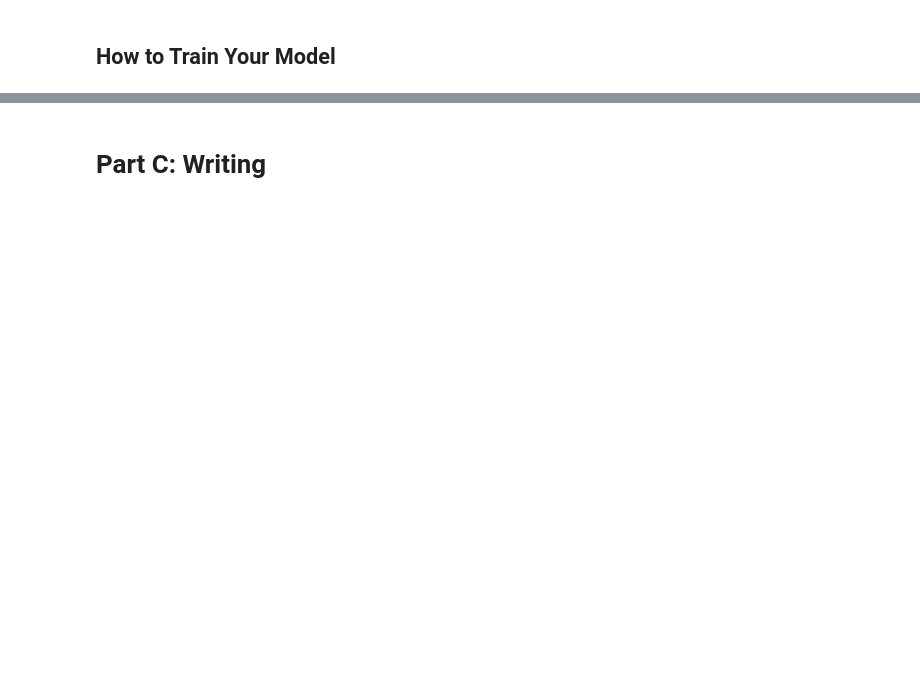
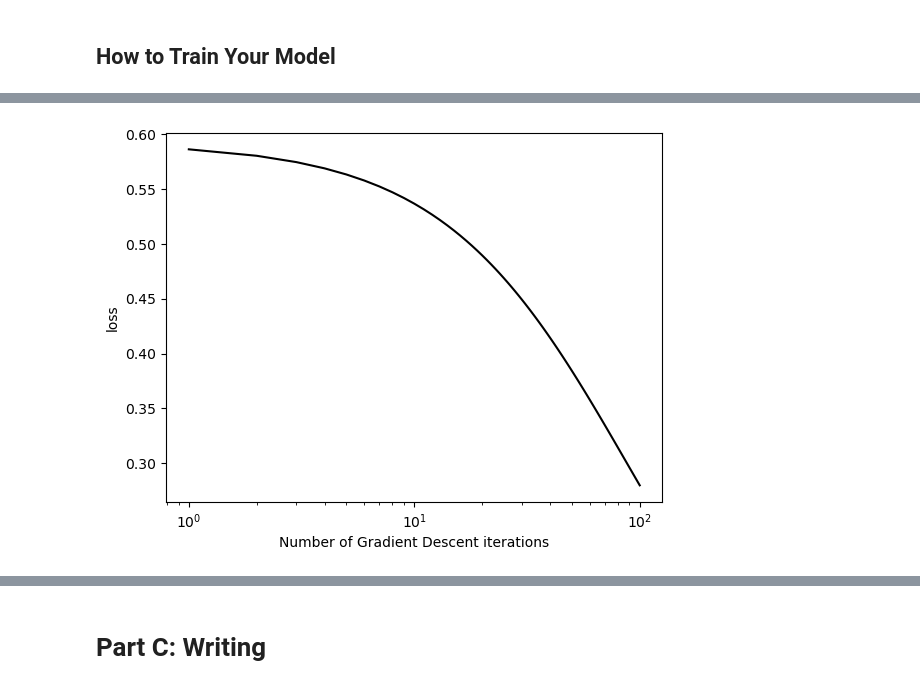
Before and after one commit to charliemoore00/charliemoore00.github.io, a Jupyter notebook: posts/implementing-logistic-regression/index.ipynb, the cells around one changed output, grey strips where cells are left out. Cells and saved outputs as stored; diff of their text form; code cells hidden in the pictures; blank space fills up the shorter version.

```diff
--- a/posts/implementing-logistic-regression/index.ipynb
+++ b/posts/implementing-logistic-regression/index.ipynb
@@ -92,0 +96,6 @@ labs = plt.gca().set(xlabel = "Number of Gradient Descent iterations", ylabel="l
+# %%
+X_exp, y_exp = classification_data(n_points = 300, noise = 0.2, p_dims = 2)
+# %%
+train_and_plot(X_exp, y_exp, 0.1, 0)
+# %% [output]
+[figure, added]
```
Also changed, not shown: parts of 8 cells of this notebook, 2 other files.
